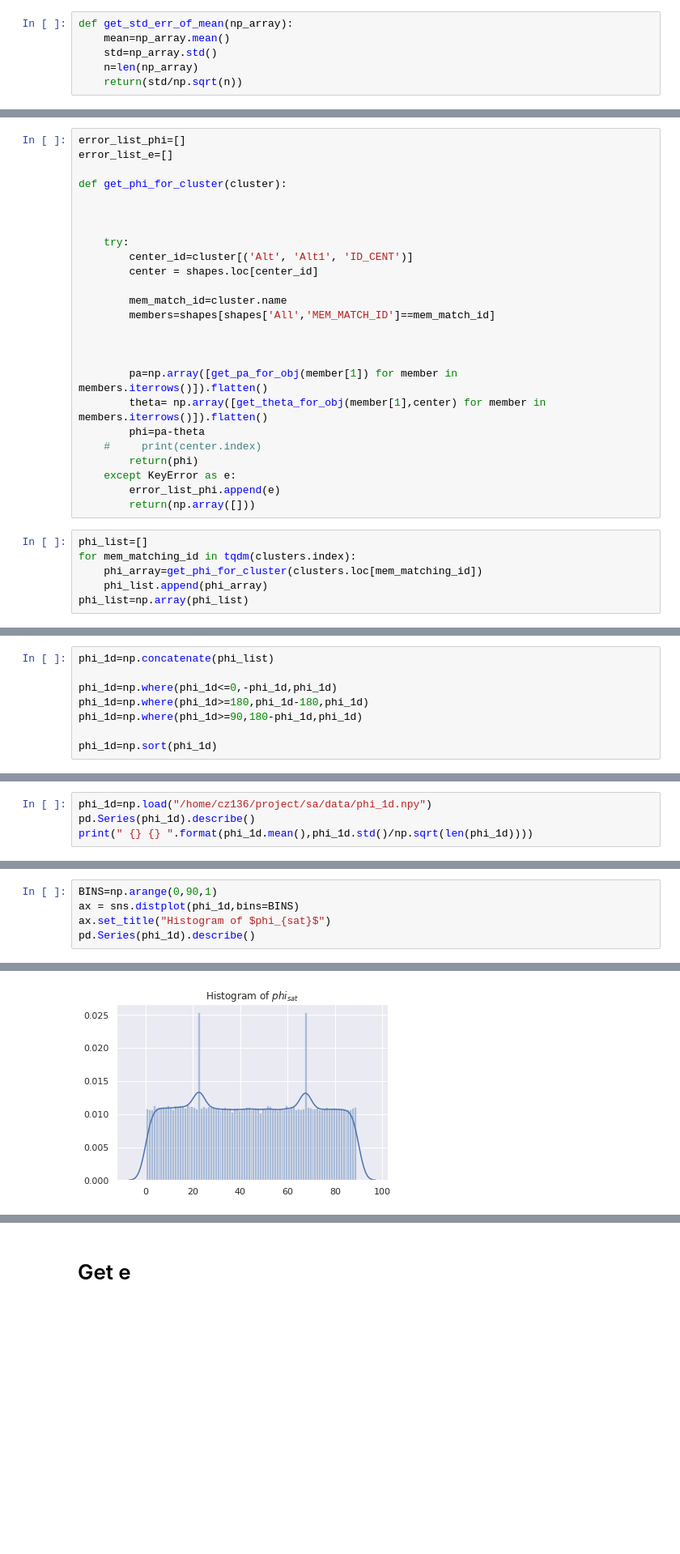
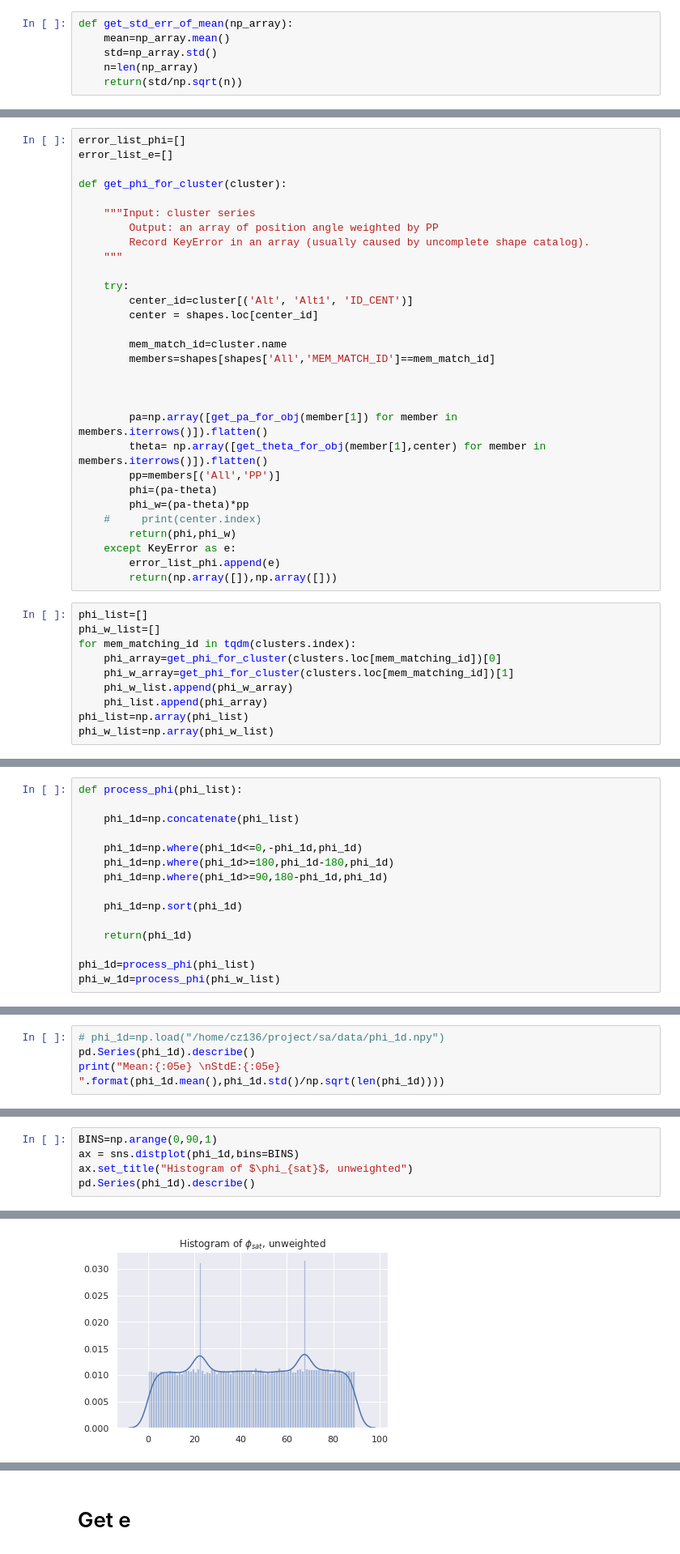
Before and after one commit to aa-12323/sa, a Jupyter notebook: lib/phi_e_sat.ipynb, the cells around one changed output, grey strips where cells are left out. Shown: that part at 81% size. Cells and saved outputs as stored; diff of their text form; blank space fills up the shorter version.

Commit message:
add weighted phi, update readme

```diff
--- a/lib/phi_e_sat.ipynb
+++ b/lib/phi_e_sat.ipynb
@@ -75,7 +124,10 @@ error_list_e=[]
 
 def get_phi_for_cluster(cluster):
 
-
+    """Input: cluster series
+        Output: an array of position angle weighted by PP
+        Record KeyError in an array (usually caused by uncomplete shape catalog).
+    """
 
     try:
         center_id=cluster[('Alt', 'Alt1', 'ID_CENT')]
@@ -88,26 +140,39 @@ def get_phi_for_cluster(cluster):
 
         pa=np.array([get_pa_for_obj(member[1]) for member in members.iterrows()]).flatten()
         theta= np.array([get_theta_for_obj(member[1],center) for member in members.iterrows()]).flatten()
-        phi=pa-theta
+        pp=members[('All','PP')]
+        phi=(pa-theta)
+        phi_w=(pa-theta)*pp
     #     print(center.index)
-        return(phi)
+        return(phi,phi_w)
     except KeyError as e:
         error_list_phi.append(e)
-        return(np.array([]))
+        return(np.array([]),np.array([]))
 # %%
 phi_list=[]
+phi_w_list=[]
 for mem_matching_id in tqdm(clusters.index):
-    phi_array=get_phi_for_cluster(clusters.loc[mem_matching_id])
+    phi_array=get_phi_for_cluster(clusters.loc[mem_matching_id])[0]
+    phi_w_array=get_phi_for_cluster(clusters.loc[mem_matching_id])[1]
+    phi_w_list.append(phi_w_array)
     phi_list.append(phi_array)
 phi_list=np.array(phi_list)
+phi_w_list=np.array(phi_w_list)
 # %% [output]
 [interactive output not drawn]
 # %%
-phi_1d=np.concatenate(phi_list)
+def process_phi(phi_list):
 
-phi_1d=np.where(phi_1d<=0,-phi_1d,phi_1d)
-phi_1d=np.where(phi_1d>=180,phi_1d-180,phi_1d)
-phi_1d=np.where(phi_1d>=90,180-phi_1d,phi_1d)
+    phi_1d=np.concatenate(phi_list)
 
-phi_1d=np.sort(phi_1d)
+    phi_1d=np.where(phi_1d<=0,-phi_1d,phi_1d)
+    phi_1d=np.where(phi_1d>=180,phi_1d-180,phi_1d)
+    phi_1d=np.where(phi_1d>=90,180-phi_1d,phi_1d)
+
+    phi_1d=np.sort(phi_1d)
+
+    return(phi_1d)
+
+phi_1d=process_phi(phi_list)
+phi_w_1d=process_phi(phi_w_list)
 # %%
@@ -115,5 +183,5 @@ np.save("/home/cz136/project/sa/data/phi_1d",phi_1d)
 # %%
-phi_1d=np.load("/home/cz136/project/sa/data/phi_1d.npy")
+# phi_1d=np.load("/home/cz136/project/sa/data/phi_1d.npy")
 pd.Series(phi_1d).describe()
-print(" {} {} ".format(phi_1d.mean(),phi_1d.std()/np.sqrt(len(phi_1d))))
+print("Mean:{:05e} \nStdE:{:05e} ".format(phi_1d.mean(),phi_1d.std()/np.sqrt(len(phi_1d))))
 # %% [output]
@@ -121,6 +190,6 @@ print(" {} {} ".format(phi_1d.mean(),phi_1d.std()/np.sqrt(len(phi_1d))))
 # %%
 BINS=np.arange(0,90,1)
 ax = sns.distplot(phi_1d,bins=BINS)
-ax.set_title("Histogram of $phi_{sat}$")
+ax.set_title("Histogram of $\phi_{sat}$, unweighted")
 pd.Series(phi_1d).describe()
 # %% [output]
@@ -135,2 +204,2 @@ max          89.999723
 dtype: float64
-[figure, old version]
+[figure, new version]
```
Also changed, not shown: parts of 26 cells of this notebook, 1 other file.
